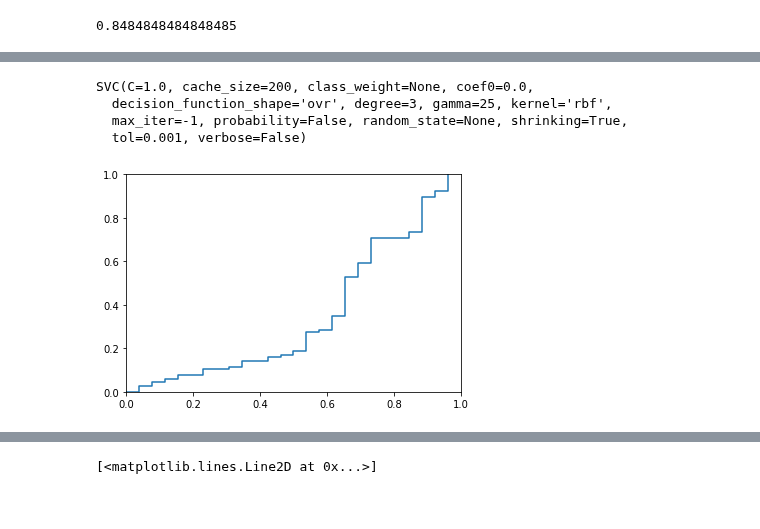
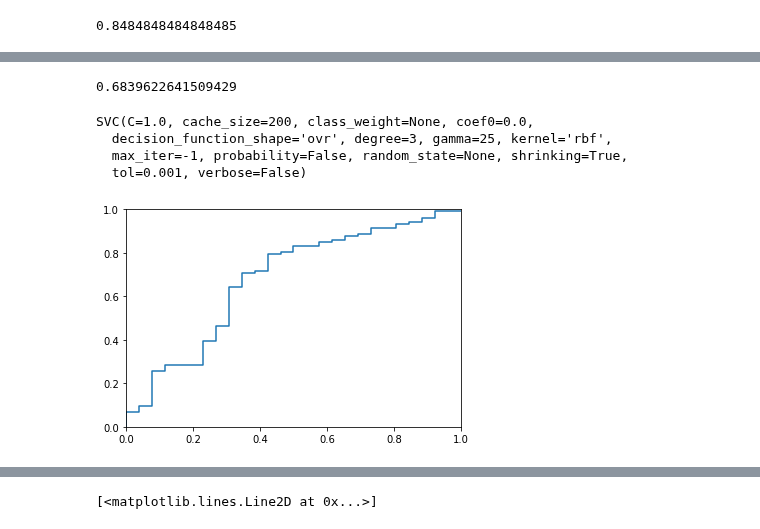
Before and after one commit to ShrekFelix/COMPSCI571-Machine-Learning, a Jupyter notebook: SVM.ipynb, the cells around one changed output, grey strips where cells are left out. Saved outputs shown, nothing was run; the diff lists cells and outputs as text; code cells hidden in the pictures.

```diff
--- a/SVM.ipynb
+++ b/SVM.ipynb
@@ -34,29 +37,3 @@ compare = linear_svc.predict(X[itest]) - Y[itest]
 len(compare[compare==0]) / len(compare)
 # %% [output]
 0.8484848484848485
-# %%
-X_train = X[itrain]
-y_train = Y[itrain]
-X_test = X[itest]
-y_test = Y[itest]
-y_score = linear_svc.fit(X_train, y_train).decision_function(X_test)
-
-# Compute ROC curve and ROC area for each class
-fpr = dict()
-tpr = dict()
-roc_auc = dict()
-for i in range(len(curve)):
-    fpr[i], tpr[i], _ = metrics.roc_curve(y_test[:, i], y_score[:, i])
-    roc_auc[i] = auc(fpr[i], tpr[i])
-
-# Compute micro-average ROC curve and ROC area
-fpr["micro"], tpr["micro"], _ = roc_curve(y_test.ravel(), y_score.ravel())
-roc_auc["micro"] = auc(fpr["micro"], tpr["micro"])
-
-plt.figure()
-lw = 2
-plt.plot(fpr[2], tpr[2], color='darkorange',
-         lw=lw, label='ROC curve (area = %0.2f)' % roc_auc[2])
-plt.plot([0, 1], [0, 1], color='navy', lw=lw, linestyle='--')
-plt.xlim([0.0, 1.0])
-plt.ylim([0.0, 1.05])
@@ -66,7 +76,7 @@ IndexError: too many indices for array
 def ROC(X,Y, classifier):
     scores = classifier.decision_function(X)
     #ROC
-    curve = sorted(zip(scores,Y), key=lambda x:x[0])
+    curve = sorted(zip(scores,Y), key=lambda x:x[0], reverse=True)
     x = [0 for i in range(len(curve))]
     y = [0 for i in range(len(curve))]
     for i in range(1,len(curve)):
@@ -97,16 +119,19 @@ AUC(x,y)
+# %%
+AUC(x,y)
+# %% [output]
+0.6839622641509429
 # %%
-rbf_svc = svm.SVC(gamma=25)
+rbf_svc25 = svm.SVC(gamma=25)
+rbf_svc25.fit(X[itrain], Y[itrain])
+# %% [output]
+SVC(C=1.0, cache_size=200, class_weight=None, coef0=0.0,
+  decision_function_shape='ovr', degree=3, gamma=25, kernel='rbf',
+  max_iter=-1, probability=False, random_state=None, shrinking=True,
+  tol=0.001, verbose=False)
-# %%
-rbf_svc.fit(X[itrain], Y[itrain])
-# %% [output]
-SVC(C=1.0, cache_size=200, class_weight=None, coef0=0.0,
-  decision_function_shape='ovr', degree=3, gamma=25, kernel='rbf',
-  max_iter=-1, probability=False, random_state=None, shrinking=True,
-  tol=0.001, verbose=False)
 # %%
-x, y = ROC(X[itest], Y[itest], rbf_svc)
+x, y = ROC(X[itest], Y[itest], rbf_svc25)
 # %% [output]
-[figure, old version]
+[figure, new version]
 # %%
 AUC(x,y)
 # %% [output]
```
Also changed, not shown: parts of 15 cells of this notebook.
